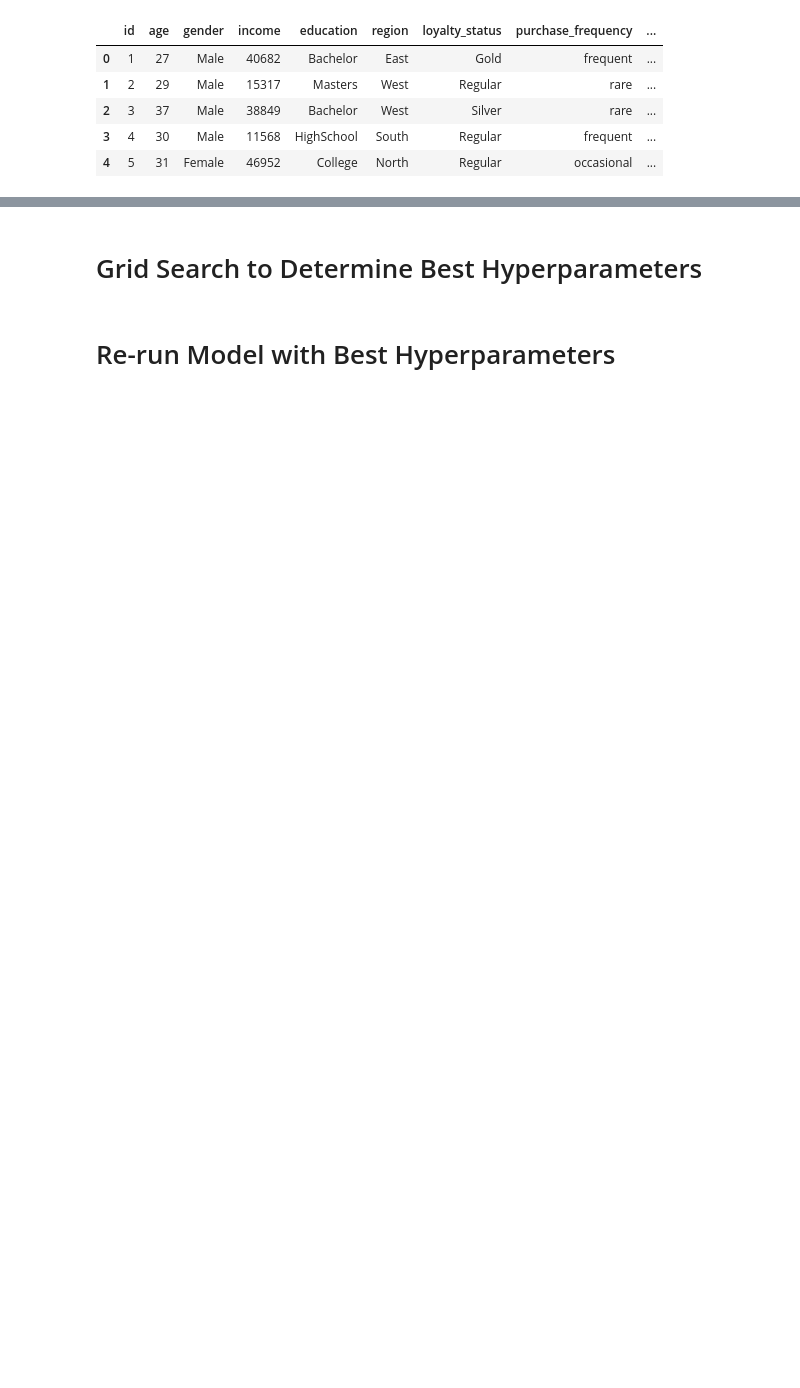
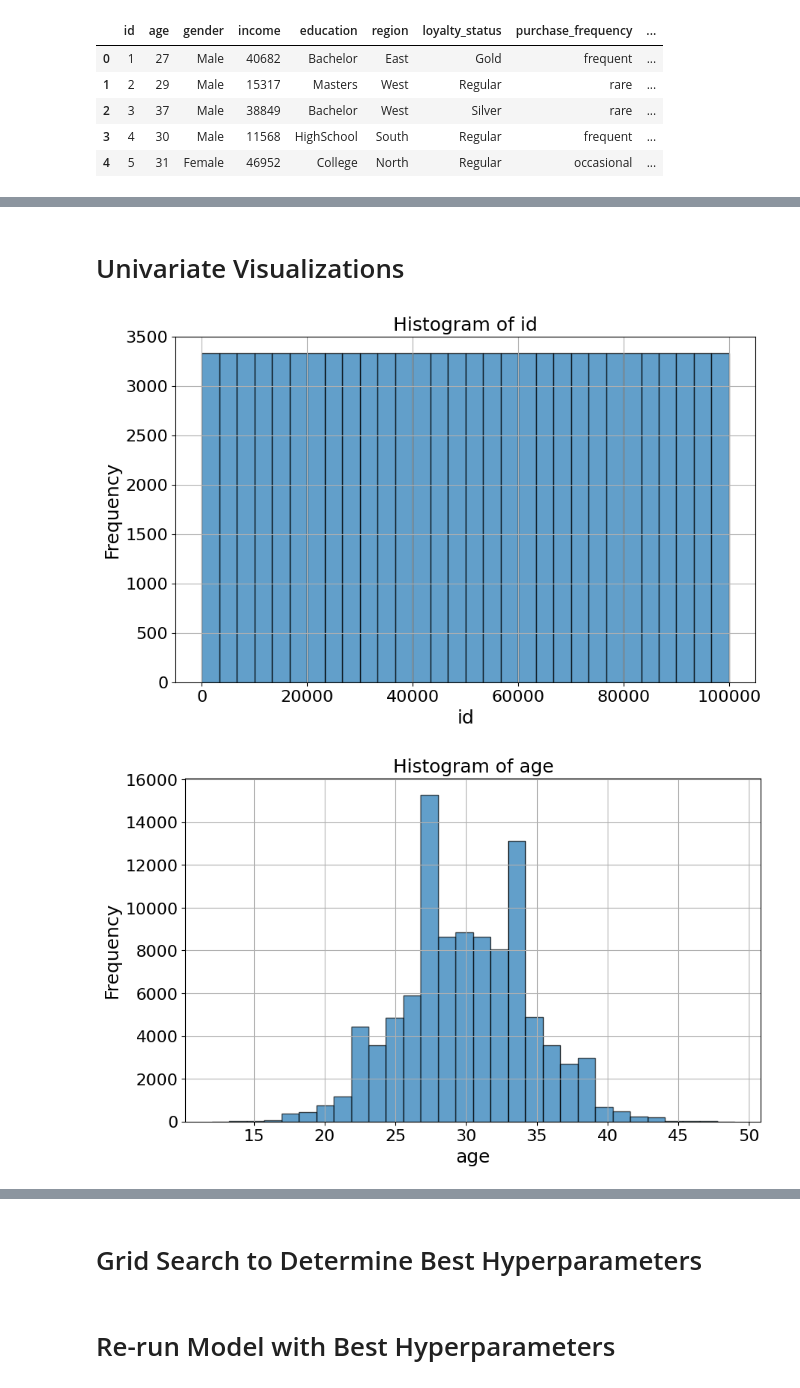
Before and after one commit to david-00001/capstone, a Jupyter notebook: Decision Tree Regressor.ipynb, the cells around one changed output, grey strips where cells are left out. Drawn from its saved outputs; the diff is of its cells as text; code cells hidden in the pictures; blank space fills up the shorter version.

```diff
--- a/Decision Tree Regressor.ipynb
+++ b/Decision Tree Regressor.ipynb
@@ -57,0 +168,6 @@ df['purchase_amount'].max() - df['purchase_amount'].min()
+# %%
+# Produce summary statistics for each variable
+for col in df.columns:
+    print(f'Summary statistics for {col}')
+    print(df[col].describe())
+    print()
@@ -57,0 +192,24 @@ df['purchase_amount'].max() - df['purchase_amount'].min()
+# %% [markdown]
+# Univariate Visualizations
+# %%
+# Create univariate visualizations for each variable
+for col in df.columns:
+    if (df[col].dtype != 'object'):
+        plt.figure(figsize=(10, 6))
+        plt.hist(df[col], bins=30, edgecolor='k', alpha=0.7)
+        plt.title(f'Histogram of {col}', fontsize=18)
+        plt.xlabel(col, fontsize=18)
+        plt.ylabel('Frequency', fontsize=18)
+        plt.tick_params(axis='both', which='major', labelsize=16)
+        plt.grid(True)
+        plt.show()
+    else:
+        value_counts = df[col].value_counts().sort_index()
+        value_counts.plot(kind='bar')
+        plt.title(f'Distribution of {col}', fontsize=18)
+        plt.ylabel('Frequency', fontsize=18)
+        plt.tick_params(axis='both', which='major', labelsize=16)
+        plt.show()
+# %% [output]
+[figure, added]
+[figure, added]
```
Also changed, not shown: parts of 40 cells of this notebook.
